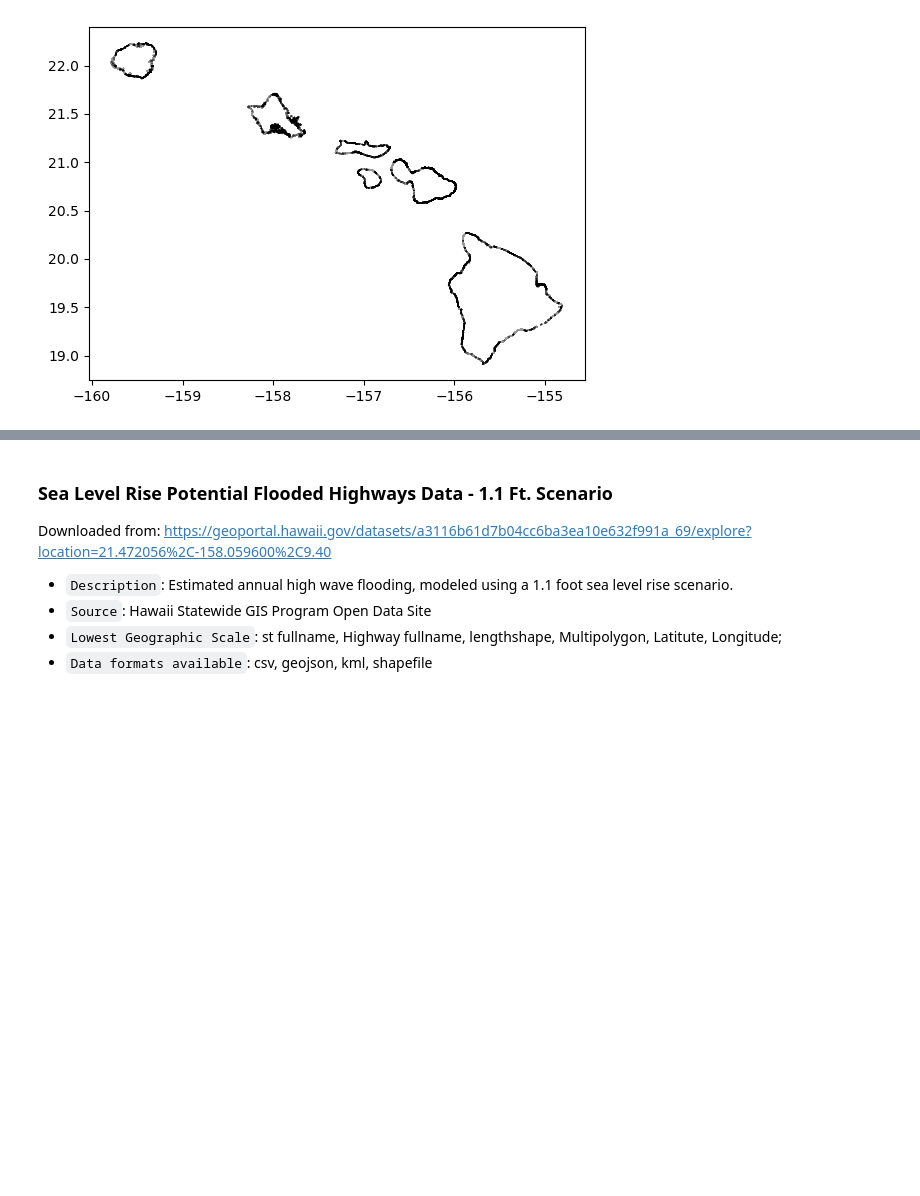
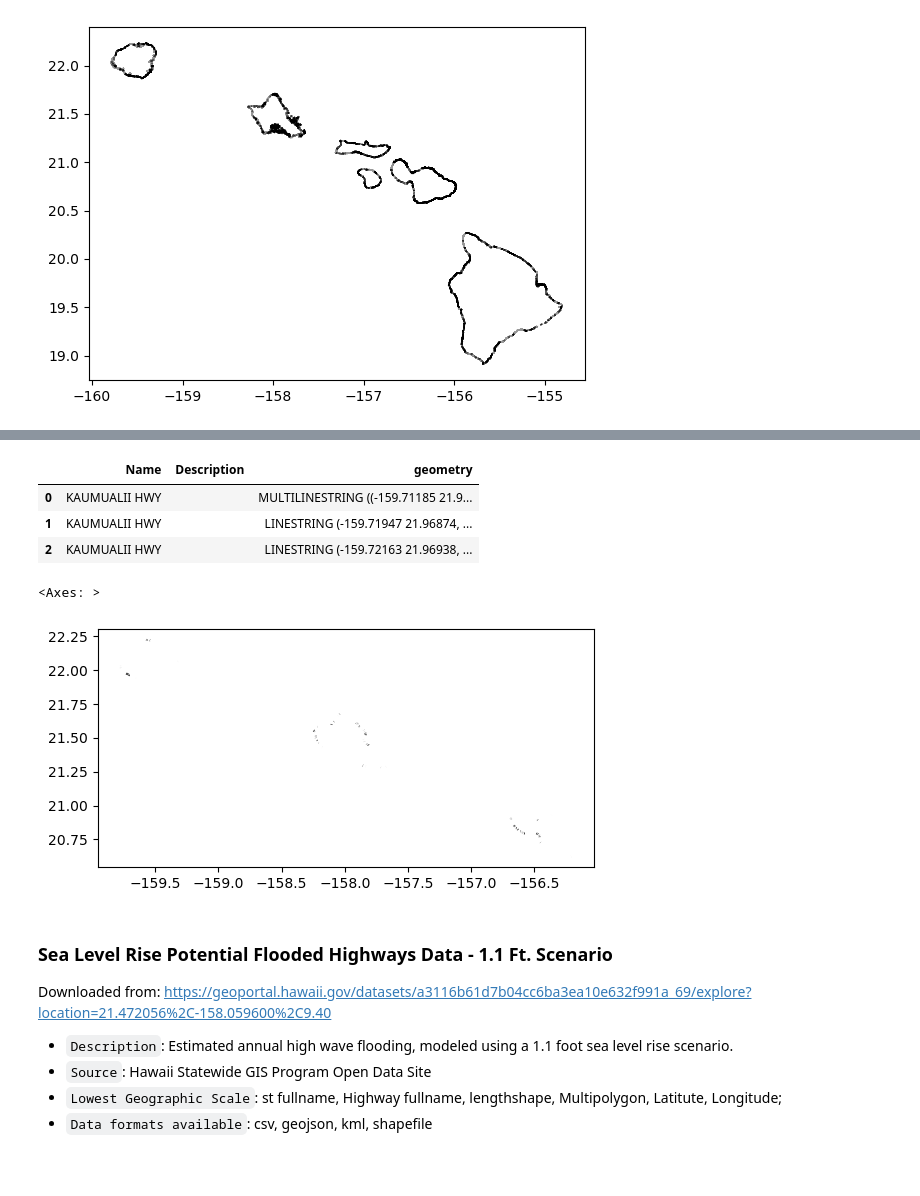
Before and after one commit to mahdi-b/Kanehekili, a Jupyter notebook: Current datasets.ipynb, the cells around one changed output, grey strips where cells are left out. Cells and saved outputs as stored; diff of their text form; code cells hidden in the pictures; blank space fills up the shorter version.

```diff
--- a/Current datasets.ipynb
+++ b/Current datasets.ipynb
@@ -353,3 +384,17 @@ data131.plot(alpha=.4, color='gray', edgecolor='black')
+# %%
+data160 = gpd.read_file('data/slr potential flooded highways/0.5ft/SLR_Potential_Flooded_Highways_-_0.5_Ft._Scenario.kml')
+data160.head(3)
+# %% [output]
+|  | Name | Description | geometry |
+| 0 | KAUMUALII HWY |  | MULTILINESTRING ((-159.71185 21.9... |
+| 1 | KAUMUALII HWY |  | LINESTRING (-159.71947 21.96874, ... |
+| 2 | KAUMUALII HWY |  | LINESTRING (-159.72163 21.96938, ... |
+# %%
+data161 = gpd.read_file('data/slr potential flooded highways/0.5ft/SLR_Potential_Flooded_Highways_-_0.5_Ft._Scenario')
+data161.plot(alpha=1, color='black', edgecolor='black')
+# %% [output]
+<Axes: >
+[figure, added]
 # %% [markdown]
 ### Sea Level Rise Potential Flooded Highways Data - 1.1 Ft. Scenario
 
```
Also changed, not shown: parts of 58 cells of this notebook, 46 other files.
